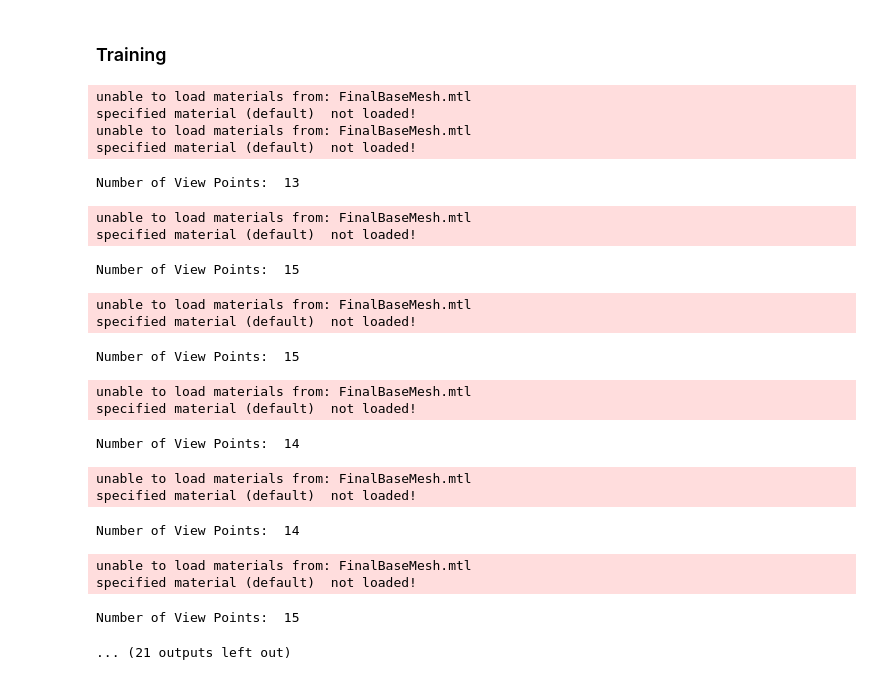
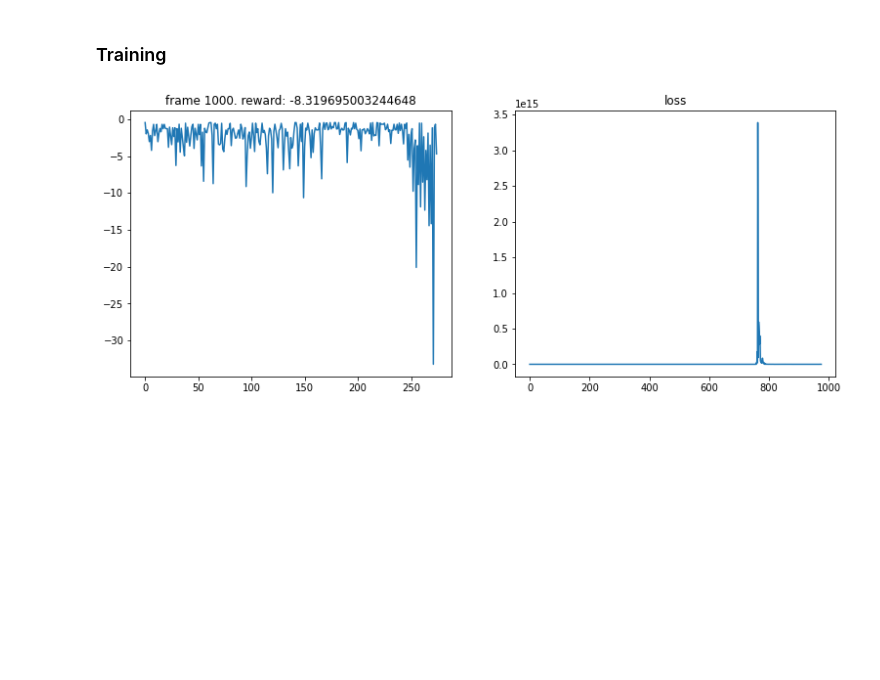
Before and after one commit to PotapovaSofia/NextBestViewRL, a Jupyter notebook: 3DDL-fixes.ipynb, the cells around one changed output. Saved outputs shown, nothing was run; the diff lists cells and outputs as text; code cells hidden in the pictures; blank space fills up the shorter version.

```diff
--- a/3DDL-fixes.ipynb
+++ b/3DDL-fixes.ipynb
@@ -519,11 +506,35 @@ env = Environment(illustrate=False)
 env = CombiningObservationsWrapper(env)
 env = StepPenaltyRewardWrapper(env)
 env = DepthMapWrapper(env)
+# %%
+model = CnnDQN(env.observation_space.shape, env.action_space.n)
+
+if USE_CUDA:
+    model = model.cuda()
+
+optimizer = optim.Adam(model.parameters(), lr=0.001)
+
+replay_initial = 5
+replay_buffer = ReplayBuffer(20)
+# %%
+def plot(frame_idx, rewards, losses):
+    clear_output(True)
+    plt.figure(figsize=(20,5))
+    plt.subplot(131)
+    plt.title('frame %s. reward: %s' % (frame_idx, np.mean(rewards[-10:])))
+    plt.plot(rewards)
+    plt.subplot(132)
+    plt.title('loss')
+    if len(losses) > 20:
+        plt.plot(losses[20:])
+    else:
+        plt.plot(losses)
+    plt.show()
 # %% [markdown]
 ### Training
 # %%
-num_frames = 1400000
-batch_size = 16
+num_frames = 1000
+batch_size = 4
 gamma      = 0.99
 
 losses = []
@@ -533,53 +544,41 @@ episode_reward = 0
 state = env.reset()
 nof_vp = 0
 for frame_idx in range(1, num_frames + 1):
     epsilon = epsilon_by_frame(frame_idx)
     action = model.act(state, epsilon)
 
     next_state, reward, done, _ = env.step(action)
     replay_buffer.push(state, action, reward, next_state, done)
 
+    # QUESTION episode_reward += reward * self._gamma ** t
+
     state = next_state
     episode_reward += reward
     nof_vp += 1
 
     # env.render(action, state)
 
     if done:
 #         final_reward = env.final_reward()
 #         print("Number of View Points: ", nof_vp, " Hausdorff reward: ", final_reward)
-        print("Number of View Points: ", nof_vp)
+        print("Frame: ", frame_idx, "Number of View Points: ", nof_vp)
+        print()
 
         state = env.reset()
         nof_vp = 0
         all_rewards.append(episode_reward)
         episode_reward = 0
 
     if len(replay_buffer) > replay_initial:
+#         print("Computing loss")
         loss = compute_td_loss(batch_size)
+#         print(loss)
         losses.append(loss.item())
 
-    if frame_idx % 10000 == 0:
+    if frame_idx % 100 == 0:
         plot(frame_idx, all_rewards, losses)
+
+    if frame_idx % 500 ==  0:
+        torch.save(model, "./models/triangle-10vp.pt")
 # %% [output]
-unable to load materials from: FinalBaseMesh.mtl
-specified material (default)  not loaded!
-unable to load materials from: FinalBaseMesh.mtl
-specified material (default)  not loaded!
-Number of View Points:  13
-unable to load materials from: FinalBaseMesh.mtl
-specified material (default)  not loaded!
-Number of View Points:  15
-unable to load materials from: FinalBaseMesh.mtl
-specified material (default)  not loaded!
-Number of View Points:  15
-unable to load materials from: FinalBaseMesh.mtl
-specified material (default)  not loaded!
-Number of View Points:  14
-unable to load materials from: FinalBaseMesh.mtl
-specified material (default)  not loaded!
-Number of View Points:  14
-unable to load materials from: FinalBaseMesh.mtl
-specified material (default)  not loaded!
-Number of View Points:  15
-... (21 outputs left out)
+[figure, added]
```
Also changed, not shown: parts of 17 cells of this notebook.
